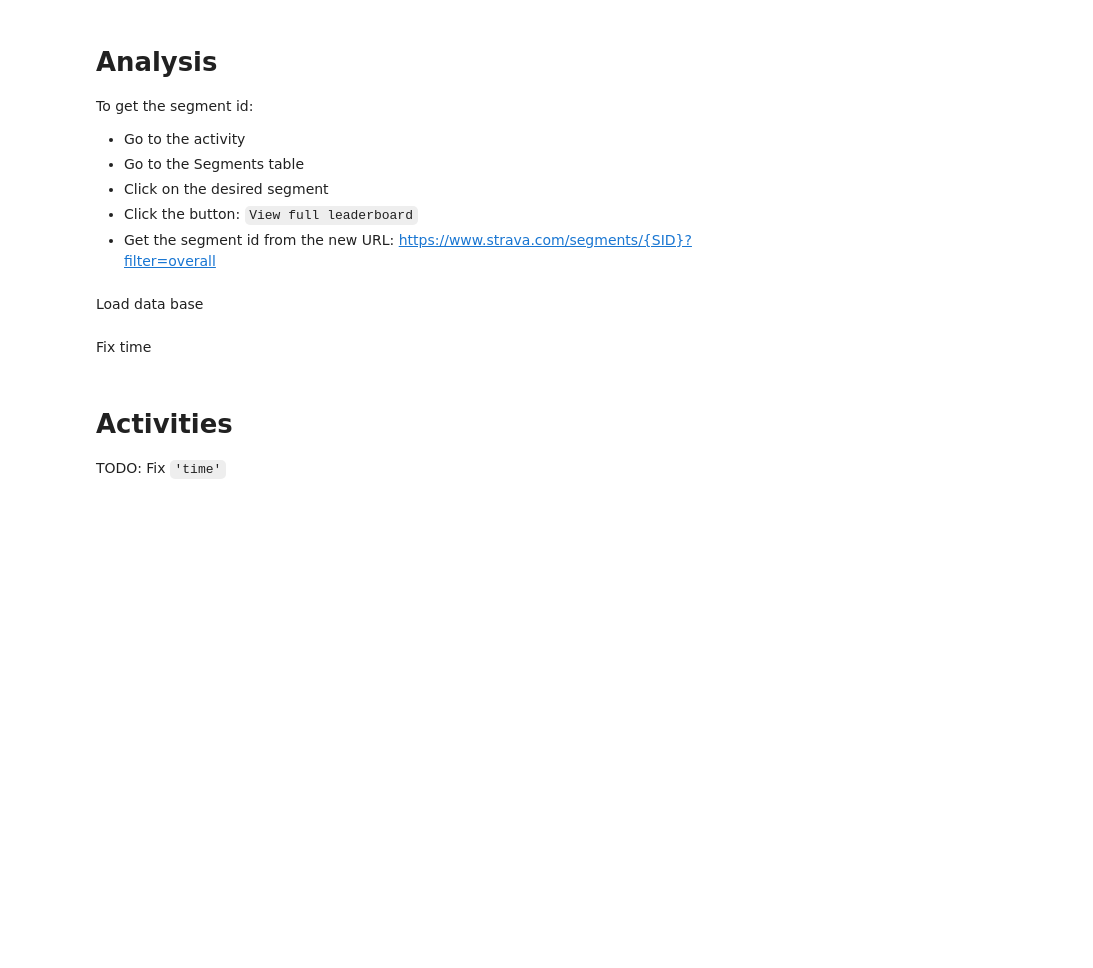
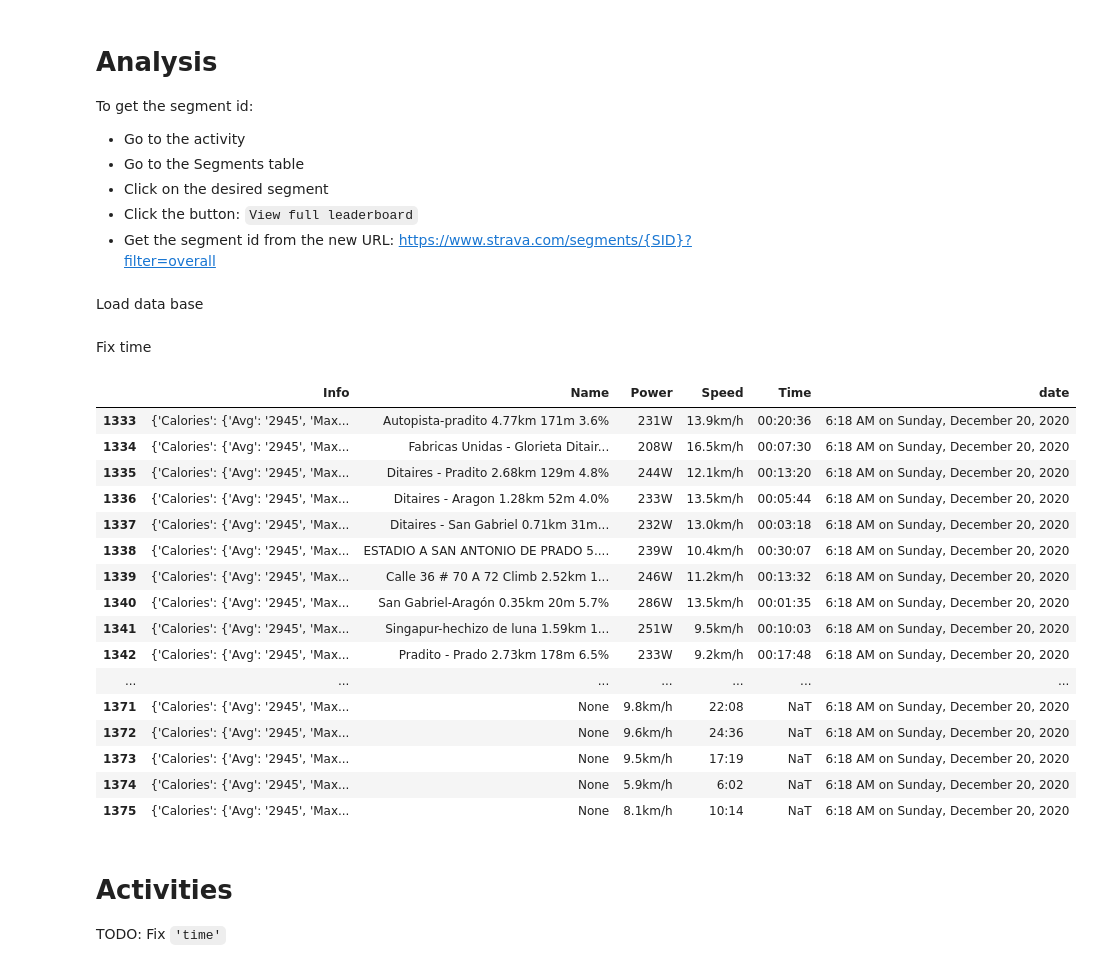
Before and after one commit to restrepo/strava, a Jupyter notebook: Analysis.ipynb, the cells around one changed output. Saved outputs shown, nothing was run; the diff lists cells and outputs as text; code cells hidden in the pictures; blank space fills up the shorter version.

Commit message:
Morning Ride 6:18 AM on Sunday, December 20, 2020

```diff
--- a/Analysis.ipynb
+++ b/Analysis.ipynb
@@ -53,6 +53,26 @@ df[
                 ),
    format= '%H:%M:%S'
              ).dt.time
+# %%
+df[df['date'].str.contains('December')]
+# %% [output]
+|  | Info | Name | Power | Speed | Time | date |
+| 1333 | {'Calories': {'Avg': '2945', 'Max... | Autopista-pradito 4.77km 171m 3.6% | 231W | 13.9km/h | 00:20:36 | 6:18 AM on Sunday, December 20, 2020 |
+| 1334 | {'Calories': {'Avg': '2945', 'Max... | Fabricas Unidas - Glorieta Ditair... | 208W | 16.5km/h | 00:07:30 | 6:18 AM on Sunday, December 20, 2020 |
+| 1335 | {'Calories': {'Avg': '2945', 'Max... | Ditaires - Pradito 2.68km 129m 4.8% | 244W | 12.1km/h | 00:13:20 | 6:18 AM on Sunday, December 20, 2020 |
+| 1336 | {'Calories': {'Avg': '2945', 'Max... | Ditaires - Aragon 1.28km 52m 4.0% | 233W | 13.5km/h | 00:05:44 | 6:18 AM on Sunday, December 20, 2020 |
+| 1337 | {'Calories': {'Avg': '2945', 'Max... | Ditaires - San Gabriel 0.71km 31m... | 232W | 13.0km/h | 00:03:18 | 6:18 AM on Sunday, December 20, 2020 |
+| 1338 | {'Calories': {'Avg': '2945', 'Max... | ESTADIO A SAN ANTONIO DE PRADO 5.... | 239W | 10.4km/h | 00:30:07 | 6:18 AM on Sunday, December 20, 2020 |
+| 1339 | {'Calories': {'Avg': '2945', 'Max... | Calle 36 # 70 A 72 Climb 2.52km 1... | 246W | 11.2km/h | 00:13:32 | 6:18 AM on Sunday, December 20, 2020 |
+| 1340 | {'Calories': {'Avg': '2945', 'Max... | San Gabriel-Aragón 0.35km 20m 5.7% | 286W | 13.5km/h | 00:01:35 | 6:18 AM on Sunday, December 20, 2020 |
+| 1341 | {'Calories': {'Avg': '2945', 'Max... | Singapur-hechizo de luna 1.59km 1... | 251W | 9.5km/h | 00:10:03 | 6:18 AM on Sunday, December 20, 2020 |
+| 1342 | {'Calories': {'Avg': '2945', 'Max... | Pradito - Prado 2.73km 178m 6.5% | 233W | 9.2km/h | 00:17:48 | 6:18 AM on Sunday, December 20, 2020 |
+| ... | ... | ... | ... | ... | ... | ... |
+| 1371 | {'Calories': {'Avg': '2945', 'Max... | None | 9.8km/h | 22:08 | NaT | 6:18 AM on Sunday, December 20, 2020 |
+| 1372 | {'Calories': {'Avg': '2945', 'Max... | None | 9.6km/h | 24:36 | NaT | 6:18 AM on Sunday, December 20, 2020 |
+| 1373 | {'Calories': {'Avg': '2945', 'Max... | None | 9.5km/h | 17:19 | NaT | 6:18 AM on Sunday, December 20, 2020 |
+| 1374 | {'Calories': {'Avg': '2945', 'Max... | None | 5.9km/h | 6:02 | NaT | 6:18 AM on Sunday, December 20, 2020 |
+| 1375 | {'Calories': {'Avg': '2945', 'Max... | None | 8.1km/h | 10:14 | NaT | 6:18 AM on Sunday, December 20, 2020 |
 # %% [markdown]
 # Activities
 TODO: Fix `'time'`
```
Also changed, not shown: parts of 1 cell of this notebook, 2 other files.
